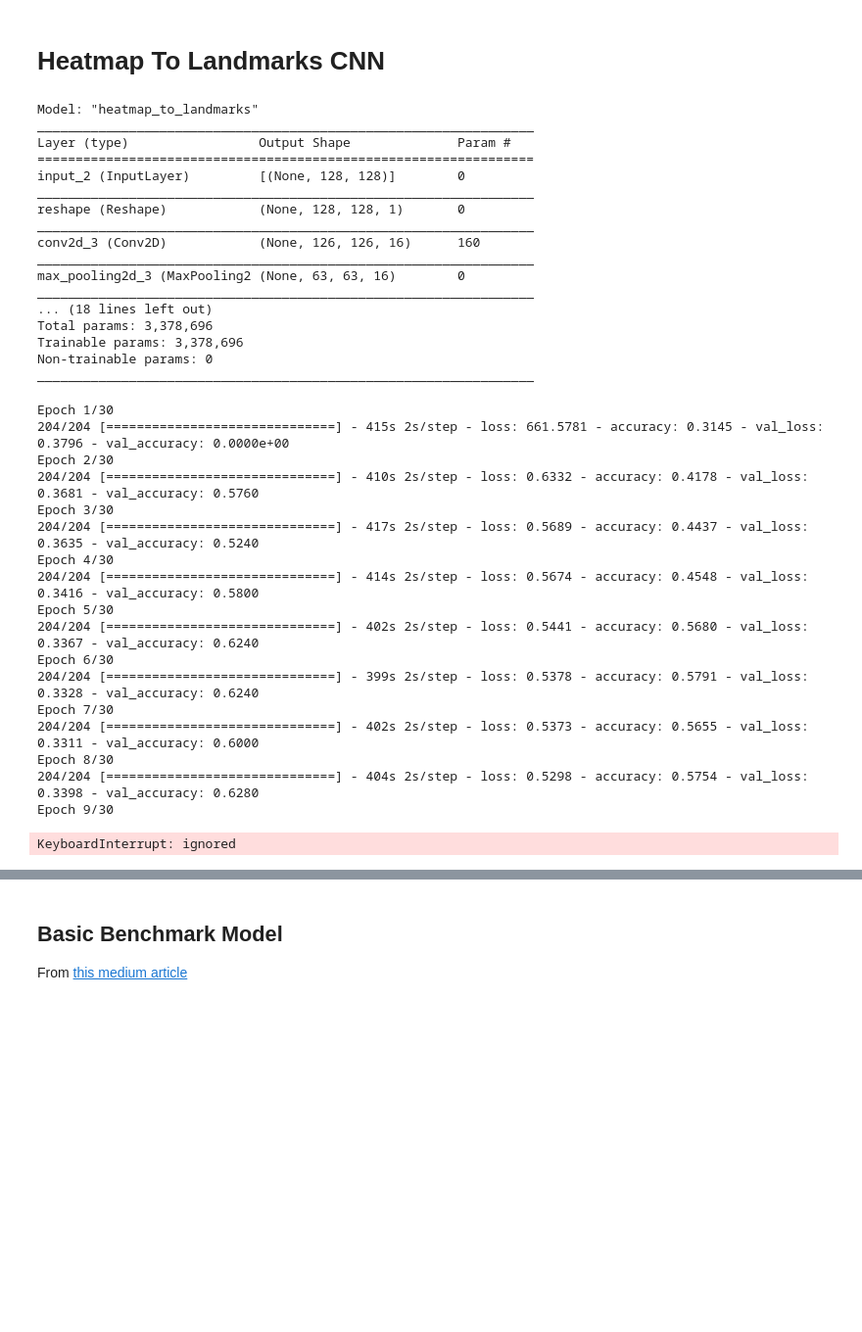
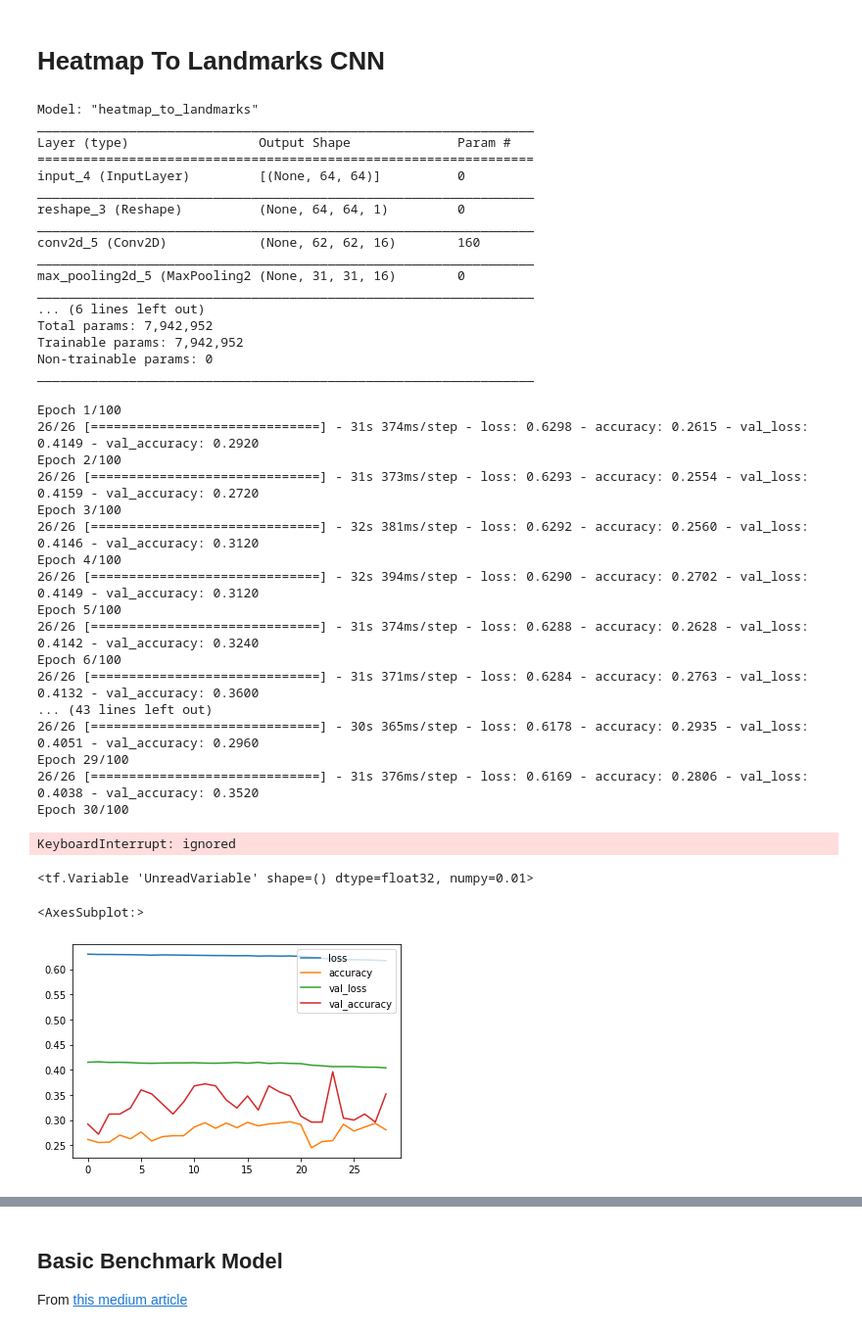
Before and after one commit to Waidhoferj/CSC-566-Project, a Jupyter notebook: FacialLandmarks.ipynb, the cells around one changed output, grey strips where cells are left out. Shown at 98% size. Saved outputs shown, nothing was run; the diff lists cells and outputs as text; code cells hidden in the pictures; blank space fills up the shorter version.

Commit message:
Trained heatmaps to points network

```diff
--- a/FacialLandmarks.ipynb
+++ b/FacialLandmarks.ipynb
@@ -168,7 +169,7 @@ def create_heatmap_to_points_cnn(input_shape, output_shape):
   x = layers.Reshape((input_shape[0], input_shape[1], 1))(x)
 
   features = 16
-  for i in range(4):
+  for i in range(1):
     x = layers.Conv2D(features, (3,3), 1, activation="relu")(x)
     x = layers.MaxPool2D(padding="same")(x)
     features *= 2
@@ -180,24 +181,24 @@ def create_heatmap_to_points_cnn(input_shape, output_shape):
 
 
 heatmap_to_points_model = create_heatmap_to_points_cnn(DataLoader.HEATMAP_SHAPE, DataLoader.LANDMARKS_SHAPE)
-heatmap_to_points_model.compile(optimizer=tf.keras.optimizers.Adam(lr=0.01), loss="mse", metrics=["loss"])
+heatmap_to_points_model.compile(optimizer=tf.keras.optimizers.SGD(learning_rate=0.003), loss="mse", metrics=["accuracy"])
 heatmap_to_points_model.summary()
 # %% [output]
 Model: "heatmap_to_landmarks"
 _________________________________________________________________
 Layer (type)                 Output Shape              Param #
 =================================================================
-input_2 (InputLayer)         [(None, 128, 128)]        0
+input_4 (InputLayer)         [(None, 64, 64)]          0
 _________________________________________________________________
-reshape (Reshape)            (None, 128, 128, 1)       0
+reshape_3 (Reshape)          (None, 64, 64, 1)         0
 _________________________________________________________________
-conv2d_3 (Conv2D)            (None, 126, 126, 16)      160
+conv2d_5 (Conv2D)            (None, 62, 62, 16)        160
 _________________________________________________________________
-max_pooling2d_3 (MaxPooling2 (None, 63, 63, 16)        0
+max_pooling2d_5 (MaxPooling2 (None, 31, 31, 16)        0
 _________________________________________________________________
-... (18 lines left out)
-Total params: 3,378,696
-Trainable params: 3,378,696
+... (6 lines left out)
+Total params: 7,942,952
+Trainable params: 7,942,952
 Non-trainable params: 0
 _________________________________________________________________
 # %%
@@ -210,26 +211,36 @@ _, val_ds = val_data
 #  plt.imshow(record[0][0])
 #  break
 
-heatmap_to_points_model.fit(train_ds.shuffle(8), epochs=30, validation_data=val_ds, verbose=1)
+#heatmap_to_points_model.fit(train_ds.shuffle(64), epochs=30, validation_data=val_ds, verbose=1)
+heatmap_to_points_model.fit(train_ds.shuffle(64), epochs=100, validation_data=val_ds, verbose=1)
 # %% [output]
-Epoch 1/30
-204/204 [==============================] - 415s 2s/step - loss: 661.5781 - accuracy: 0.3145 - val_loss: 0.3796 - val_accuracy: 0.0000e+00
-Epoch 2/30
-204/204 [==============================] - 410s 2s/step - loss: 0.6332 - accuracy: 0.4178 - val_loss: 0.3681 - val_accuracy: 0.5760
-Epoch 3/30
-204/204 [==============================] - 417s 2s/step - loss: 0.5689 - accuracy: 0.4437 - val_loss: 0.3635 - val_accuracy: 0.5240
-Epoch 4/30
-204/204 [==============================] - 414s 2s/step - loss: 0.5674 - accuracy: 0.4548 - val_loss: 0.3416 - val_accuracy: 0.5800
-Epoch 5/30
-204/204 [==============================] - 402s 2s/step - loss: 0.5441 - accuracy: 0.5680 - val_loss: 0.3367 - val_accuracy: 0.6240
-Epoch 6/30
-204/204 [==============================] - 399s 2s/step - loss: 0.5378 - accuracy: 0.5791 - val_loss: 0.3328 - val_accuracy: 0.6240
-Epoch 7/30
-204/204 [==============================] - 402s 2s/step - loss: 0.5373 - accuracy: 0.5655 - val_loss: 0.3311 - val_accuracy: 0.6000
-Epoch 8/30
-204/204 [==============================] - 404s 2s/step - loss: 0.5298 - accuracy: 0.5754 - val_loss: 0.3398 - val_accuracy: 0.6280
-Epoch 9/30
+Epoch 1/100
+26/26 [==============================] - 31s 374ms/step - loss: 0.6298 - accuracy: 0.2615 - val_loss: 0.4149 - val_accuracy: 0.2920
+Epoch 2/100
+26/26 [==============================] - 31s 373ms/step - loss: 0.6293 - accuracy: 0.2554 - val_loss: 0.4159 - val_accuracy: 0.2720
+Epoch 3/100
+26/26 [==============================] - 32s 381ms/step - loss: 0.6292 - accuracy: 0.2560 - val_loss: 0.4146 - val_accuracy: 0.3120
+Epoch 4/100
+26/26 [==============================] - 32s 394ms/step - loss: 0.6290 - accuracy: 0.2702 - val_loss: 0.4149 - val_accuracy: 0.3120
+Epoch 5/100
+26/26 [==============================] - 31s 374ms/step - loss: 0.6288 - accuracy: 0.2628 - val_loss: 0.4142 - val_accuracy: 0.3240
+Epoch 6/100
+26/26 [==============================] - 31s 371ms/step - loss: 0.6284 - accuracy: 0.2763 - val_loss: 0.4132 - val_accuracy: 0.3600
+... (43 lines left out)
+26/26 [==============================] - 30s 365ms/step - loss: 0.6178 - accuracy: 0.2935 - val_loss: 0.4051 - val_accuracy: 0.2960
+Epoch 29/100
+26/26 [==============================] - 31s 376ms/step - loss: 0.6169 - accuracy: 0.2806 - val_loss: 0.4038 - val_accuracy: 0.3520
+Epoch 30/100
 KeyboardInterrupt: ignored
+# %%
+heatmap_to_points_model.optimizer.learning_rate.assign(0.03)
+# %% [output]
+<tf.Variable 'UnreadVariable' shape=() dtype=float32, numpy=0.01>
+# %%
+pd.DataFrame(heatmap_to_points_model.history.history).plot()
+# %% [output]
+<AxesSubplot:>
+[figure, added]
 # %%
 heatmap_to_points_model.evaluate(test_data[1])
 # %% [output]
```
Also changed, not shown: parts of 9 cells of this notebook.
